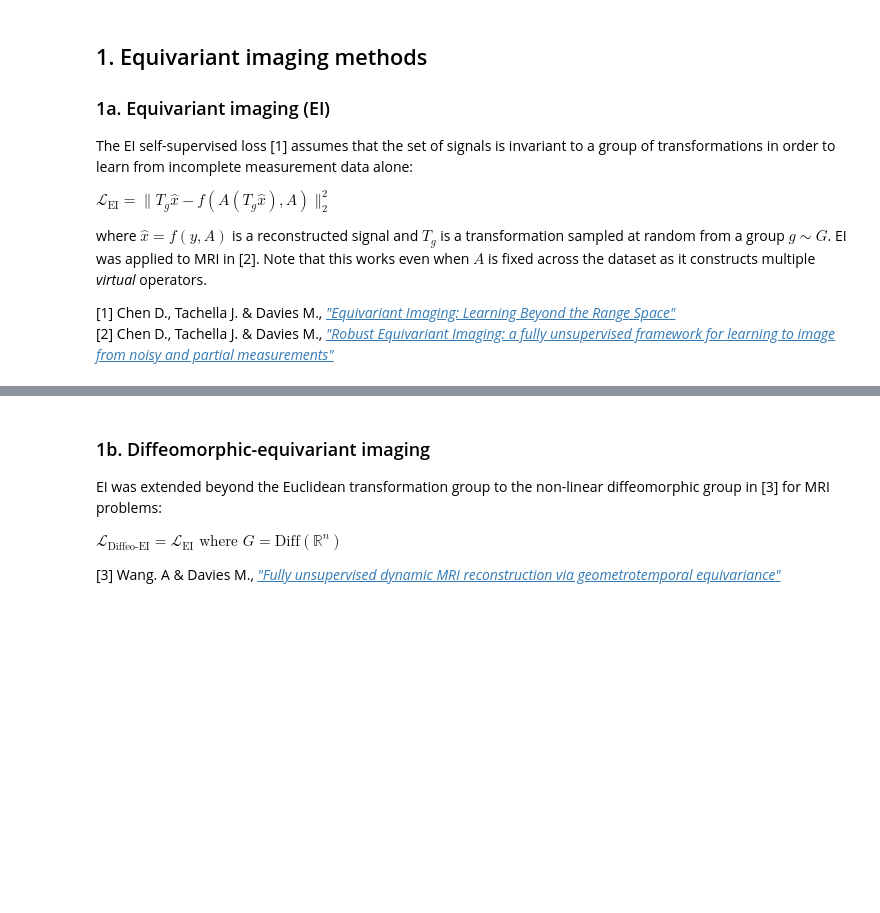
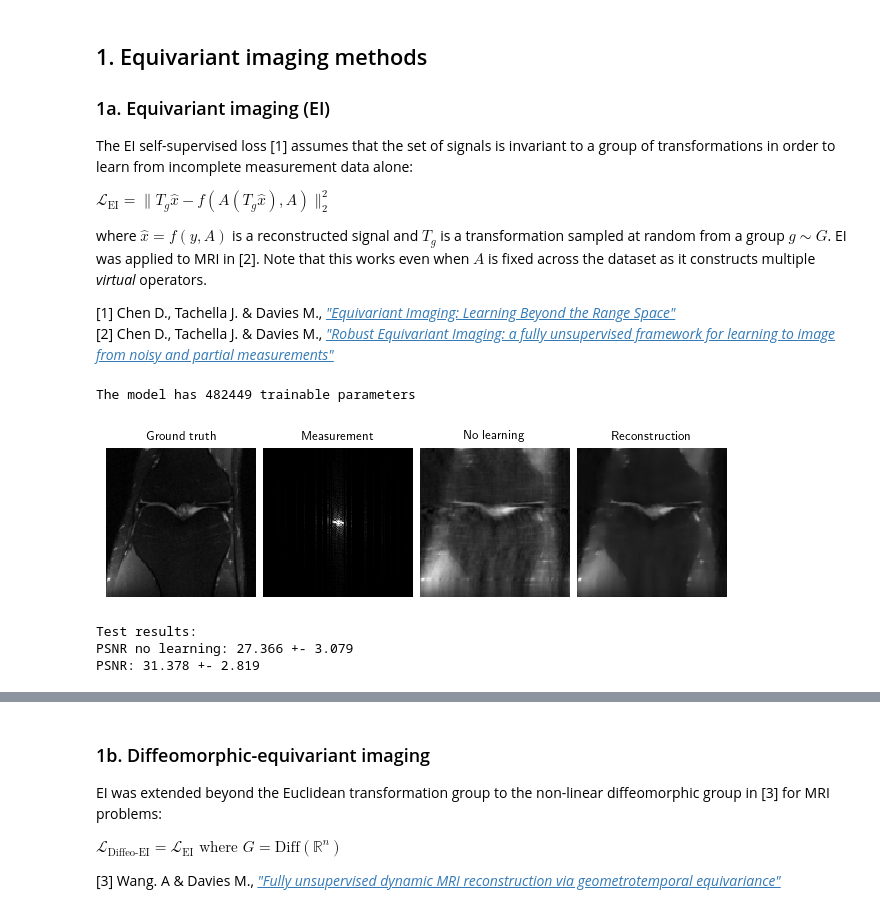
Before and after one commit to Andrewwango/deepinv-selfsup-fastmri, a Jupyter notebook: demo.ipynb, the cells around one changed output, grey strips where cells are left out. Saved outputs shown, nothing was run; the diff lists cells and outputs as text; code cells hidden in the pictures; blank space fills up the shorter version.

```diff
--- a/demo.ipynb
+++ b/demo.ipynb
@@ -27,8 +27,8 @@ import deepinv as dinv
 import torch
 from torchvision.transforms import Resize
 
-rng = torch.Generator().manual_seed(0)
 device = dinv.utils.get_freer_gpu() if torch.cuda.is_available() else "cpu"
+rng = torch.Generator(device=device).manual_seed(0)
 results = {}
 # %% [markdown]
 ### 0. Define experiment training using DeepInverse
@@ -42,7 +42,22 @@ physics_generator = dinv.physics.generator.GaussianMaskGenerator(
 physics = dinv.physics.MRI(img_size=(128, 128), device=device)
 # %%
 # Define unrolled network
-model = lambda: dinv.utils.demo.demo_mri_model(num_iter=2, device=device).to(device)
+denoiser = dinv.models.UNet(
+            in_channels=2,
+            out_channels=2,
+            residual=True, #ResUNet
+            batch_norm=True,
+            scales=3,
+        )
+
+denoiser = dinv.models.DnCNN(
+            in_channels=2,  # real + imaginary parts
+            out_channels=2,
+            pretrained=None,
+            depth=15,
+        )
+
+model = lambda: dinv.utils.demo.demo_mri_model(denoiser=denoiser, num_iter=5, device=device).to(device)
 # %%
 #| code-fold: true
 #| code-summary: Generate dataset...
@@ -82,4 +97,4 @@ dataset_path = dinv.datasets.generate_dataset(
 train_dataset = dinv.datasets.HDF5Dataset(dataset_path, split="train", load_physics_generator_params=True)
 test_dataset = dinv.datasets.HDF5Dataset(dataset_path, split="test", load_physics_generator_params=True)
 
-train_dataloader, test_dataloader = torch.utils.data.DataLoader(train_dataset), torch.utils.data.DataLoader(test_dataset)
+train_dataloader, test_dataloader = torch.utils.data.DataLoader(train_dataset, shuffle=True), torch.utils.data.DataLoader(test_dataset)
@@ -94,8 +107,6 @@ dinv.utils.plot({"x": x, "y": y, "Mask": params["mask"], "Zero-filled": physics.
 # %%
 def train(loss: dinv.loss.Loss, epochs: int = 0):
     _model = model()
-
-    physics_generator.reset_rng()
 
     trainer = dinv.Trainer(
         model = _model,
@@ -138,13 +149,20 @@ loss = [
 ]
 # %%
 # Set epochs > 0 to train the model
-trainer = train(loss, epochs=1)
+trainer = train(loss, epochs=0)
+# %% [output]
+The model has 482449 trainable parameters
 # %%
 # Load pretrained model for 50 epochs, test on test dataset, and save sample reconstruction
-trainer.ckpt_pretrained = "models/pretrained/...pth.tar"
+trainer.ckpt_pretrained = "models/pretrained/ei_unet.pth.tar"
 trainer.load_model()
 
 results["ei"] = trainer.test(test_dataloader)
 
 physics.update_parameters(**params)
-results["ei"]["sample"] = model(y, physics)
+results["ei"]["sample"] = trainer.model(y, physics)
+# %% [output]
+[figure, added]
+Test results:
+PSNR no learning: 27.366 +- 3.079
+PSNR: 31.378 +- 2.819
```
Also changed, not shown: parts of 6 cells of this notebook, 2 other files.
